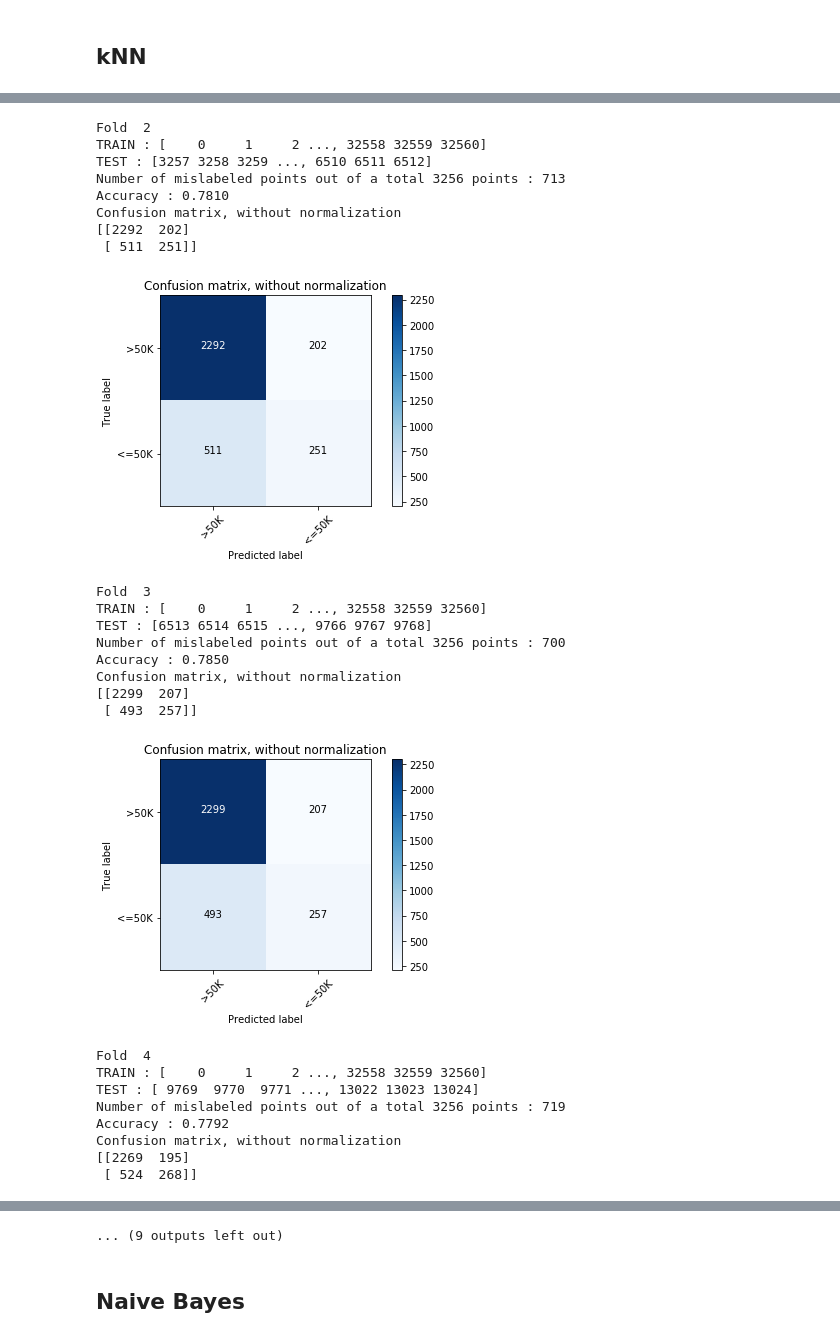
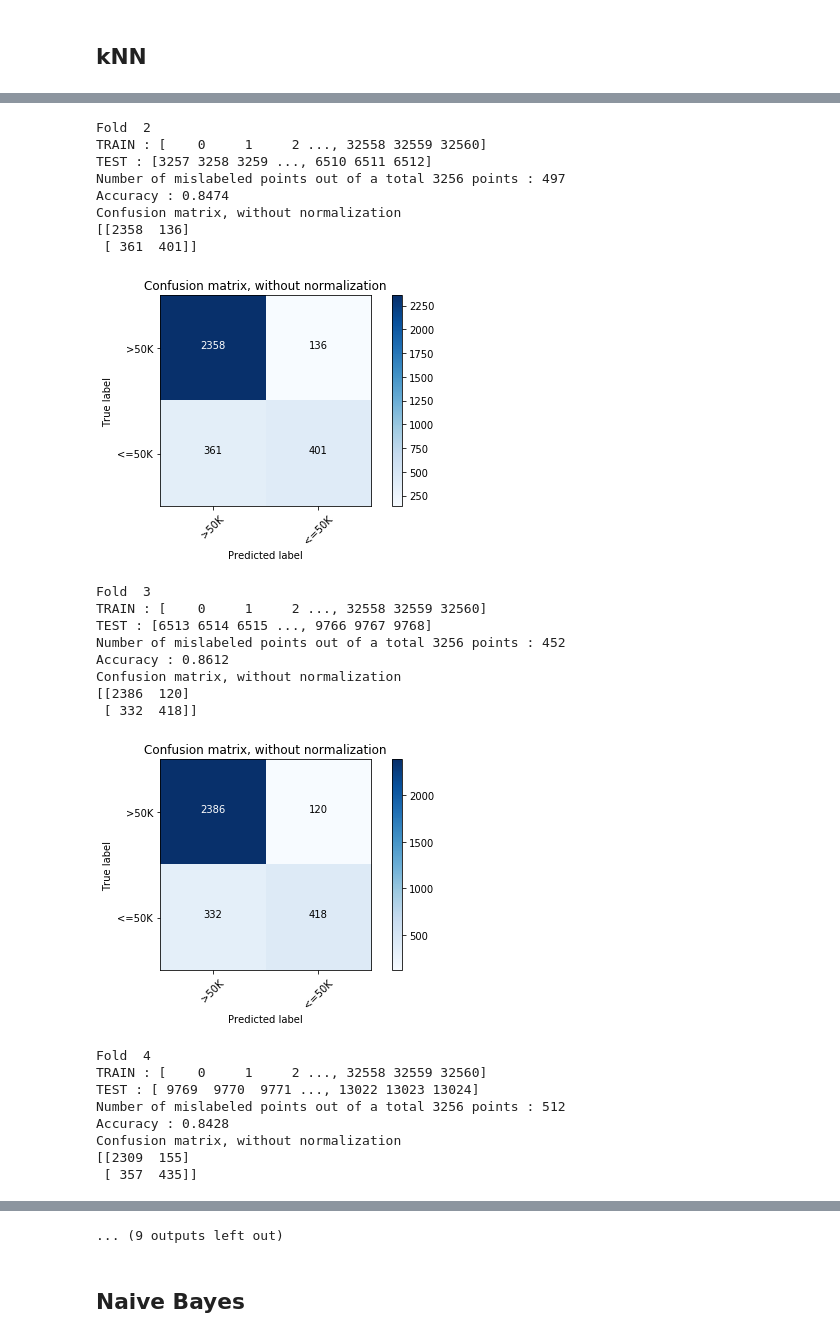
Before and after one commit to AkmalPratama/Tugas-Besar-2-AI, a Jupyter notebook: Tugas Besar 2 AI.ipynb, the cells around one changed output, grey strips where cells are left out. Saved outputs shown, nothing was run; the diff lists cells and outputs as text; code cells hidden in the pictures.

```diff
--- a/Tugas Besar 2 AI.ipynb
+++ b/Tugas Besar 2 AI.ipynb
@@ -12,8 +12,20 @@ from sklearn import preprocessing
 attributeName = ["age", "workclass", "fnlwgt", "education", "education-num", "marital-status", "occupation","relationship", "race", "sex", "capital-gain", "capital-loss", "hours-per-week", "native-country", "salary"]
 #data=pd.read_csv("D:/CencusIncome.data.txt", names=attributeName)
 
-data=pd.read_csv("D:/CencusIncome.data.txt", names=attributeName)
+data=pd.read_csv("D:/Kuliah/Semester 5/AI/Tubes 2/DatasetEskperimen/CensusIncome/CencusIncome.data.txt", names=attributeName)
 # GANTI PATHNYA ^^^^^^^^^^^^^^^^^^^^^
+
+data["capital-gain"] = data[["capital-gain"]].replace(' ?', data["capital-gain"].mean())
+data["capital-loss"] = data[["capital-loss"]].replace(' ?', data["capital-loss"].mean())
+data["hours-per-week"] = data[["hours-per-week"]].replace(' ? ', data["hours-per-week"].mean())
+
+data["workclass"] = data[["workclass"]].replace(' ?', " " + data["workclass"].mode()[0])
+data["education"] = data[["education"]].replace(' ?', " " + data["education"].mode()[0])
+data["marital-status"] = data[["marital-status"]].replace(' ?', " " + data["marital-status"].mode()[0])
+data["occupation"] = data[["occupation"]].replace(' ?', " " + data["occupation"].mode()[0])
+data["relationship"] = data[["relationship"]].replace(' ?', " " + data["relationship"].mode()[0])
+data["race"] = data[["race"]].replace(' ?', " " + data["race"].mode()[0])
+data["sex"] = data[["sex"]].replace(' ?', " " + data["sex"].mode()[0])
 # %% [markdown]
 # DATA ENCODING
 #### Sebelum di proses, data harus di encode terlebih agar dapat diproses. Data akan dirubah kedalam representasi integer, data tidak akan bisa diolah. Encoding dilakukan dengan menggunakan method LabelEncoder(). LaberEncoder() akan mengubah setiap data yang unik menjadi representasi integer. Tidak seluruh data akan di encode, data yang continuous tidak di encode.
@@ -81,6 +93,10 @@ data2 = pd.DataFrame(data=np.int_(cidata[:,:]), columns=attributeName, index=ind
 
 target = data2.loc[:,"salary"]
 data = data2.loc[:,"age":"native-country"]
+data = data.drop('education-num', axis=1)
+data = data.drop('fnlwgt', axis=1)
+data = data.drop('native-country', axis=1)
+data = data.drop('age', axis=1)
 # %%
 import itertools
 import numpy as np
@@ -134,7 +150,7 @@ class_names = [">50K", "<=50K"]
 print("\n")
 print("kNN 10-fold cross validation")
 print("=======================")
-knn = KNeighborsClassifier()
+knn = KNeighborsClassifier(n_neighbors=20, algorithm='ball_tree')
 kf = KFold(n_splits = 10, shuffle = False)
 print(kf)
 i = 1
@@ -181,26 +197,26 @@ Confusion matrix, without normalization
 Fold  2
 TRAIN : [    0     1     2 ..., 32558 32559 32560]
 TEST : [3257 3258 3259 ..., 6510 6511 6512]
-Number of mislabeled points out of a total 3256 points : 713
-Accuracy : 0.7810
+Number of mislabeled points out of a total 3256 points : 497
+Accuracy : 0.8474
 Confusion matrix, without normalization
-[[2292  202]
- [ 511  251]]
+[[2358  136]
+ [ 361  401]]
-[figure, old version]
+[figure, new version]
 Fold  3
 TRAIN : [    0     1     2 ..., 32558 32559 32560]
 TEST : [6513 6514 6515 ..., 9766 9767 9768]
-Number of mislabeled points out of a total 3256 points : 700
-Accuracy : 0.7850
+Number of mislabeled points out of a total 3256 points : 452
+Accuracy : 0.8612
 Confusion matrix, without normalization
-[[2299  207]
- [ 493  257]]
+[[2386  120]
+ [ 332  418]]
-[figure, old version]
+[figure, new version]
 Fold  4
 TRAIN : [    0     1     2 ..., 32558 32559 32560]
 TEST : [ 9769  9770  9771 ..., 13022 13023 13024]
-Number of mislabeled points out of a total 3256 points : 719
-Accuracy : 0.7792
+Number of mislabeled points out of a total 3256 points : 512
+Accuracy : 0.8428
 Confusion matrix, without normalization
-[[2269  195]
- [ 524  268]]
+[[2309  155]
+ [ 357  435]]
```
Also changed, not shown: parts of 11 cells of this notebook.
